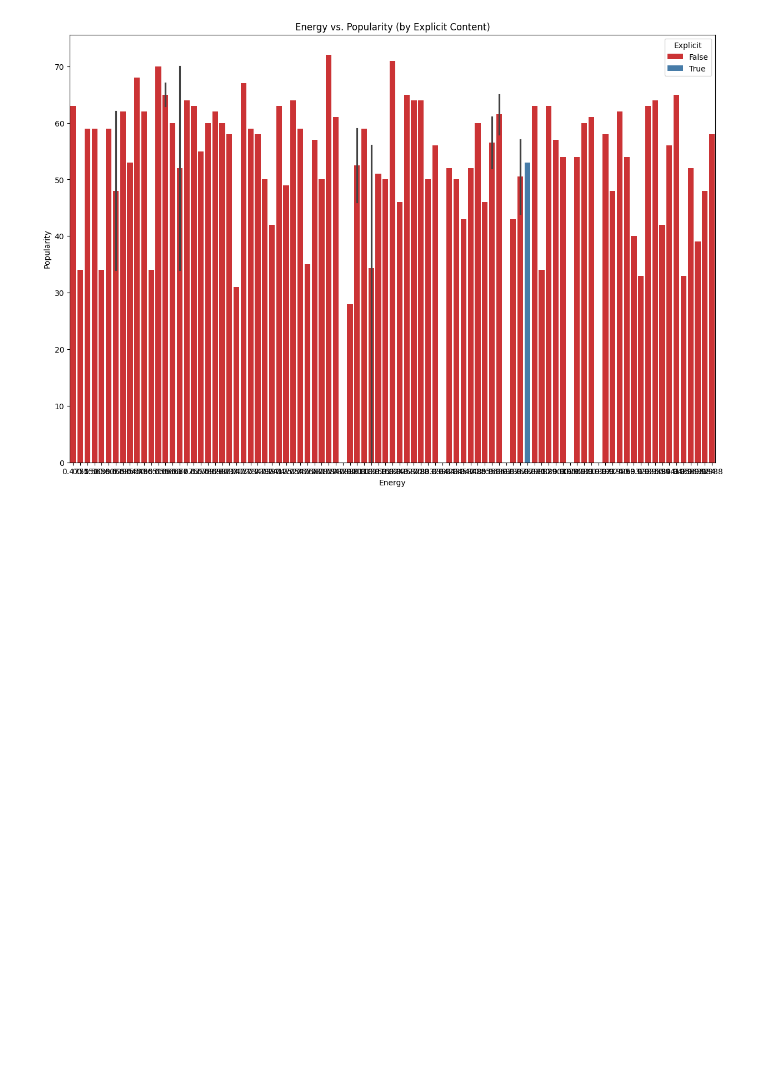
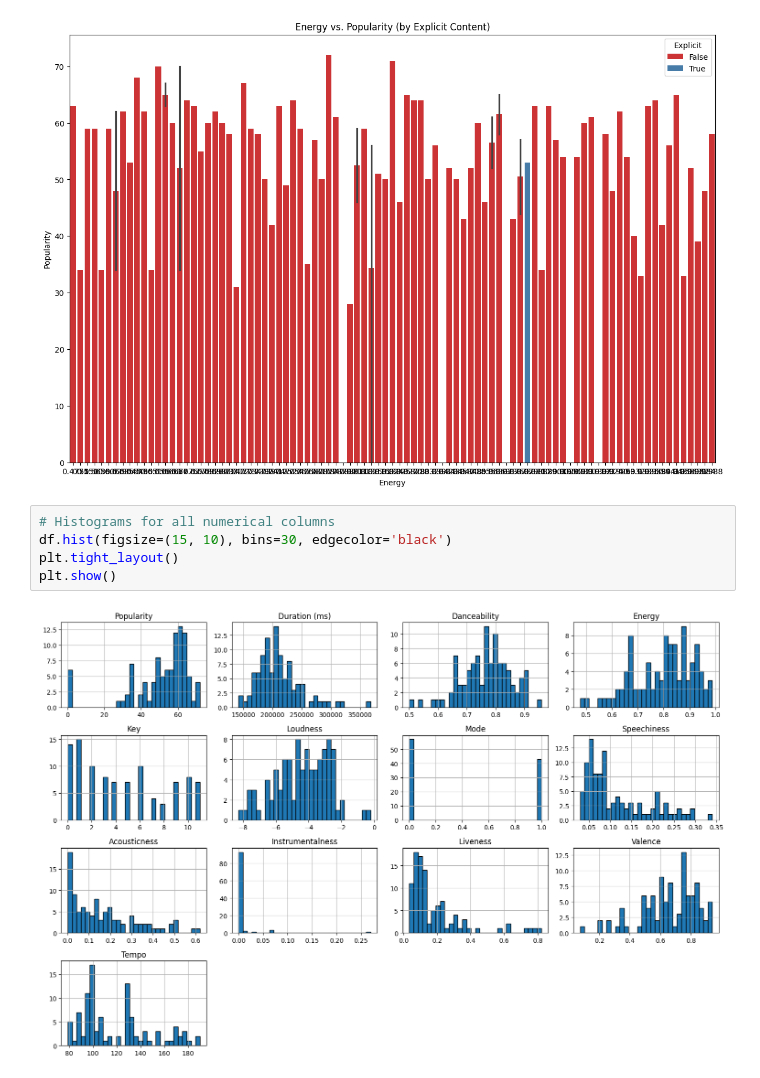
Before and after one commit to Saravanan-20G/Data-Analysis-Projects, a Jupyter notebook: Music Data Analysis/Statistical Modelling.ipynb, the cells around one changed output. Drawn from its saved outputs; the diff is of its cells as text; blank space fills up the shorter version.

```diff
--- a/Music Data Analysis/Statistical Modelling.ipynb
+++ b/Music Data Analysis/Statistical Modelling.ipynb
@@ -147,3 +147,10 @@ plt.ylabel('Popularity')
 # %% [output]
 Text(0, 0.5, 'Popularity')
 [figure]
+# %%
+# Histograms for all numerical columns
+df.hist(figsize=(15, 10), bins=30, edgecolor='black')
+plt.tight_layout()
+plt.show()
+# %% [output]
+[figure, added]
```
Also changed, not shown: parts of 6 cells of this notebook.
